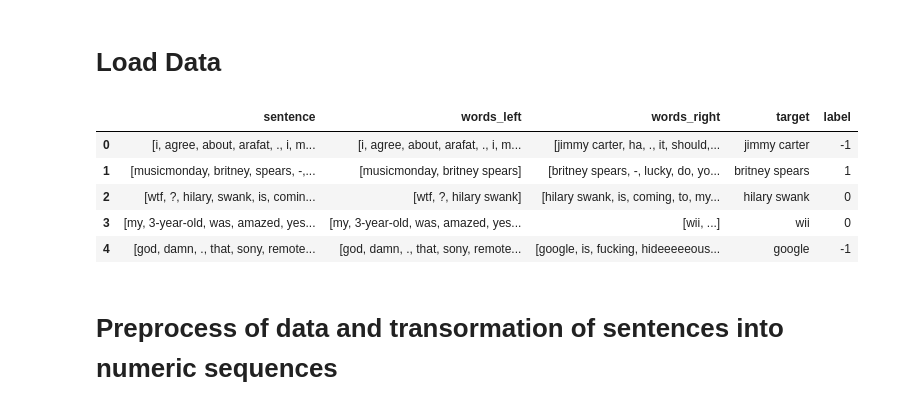
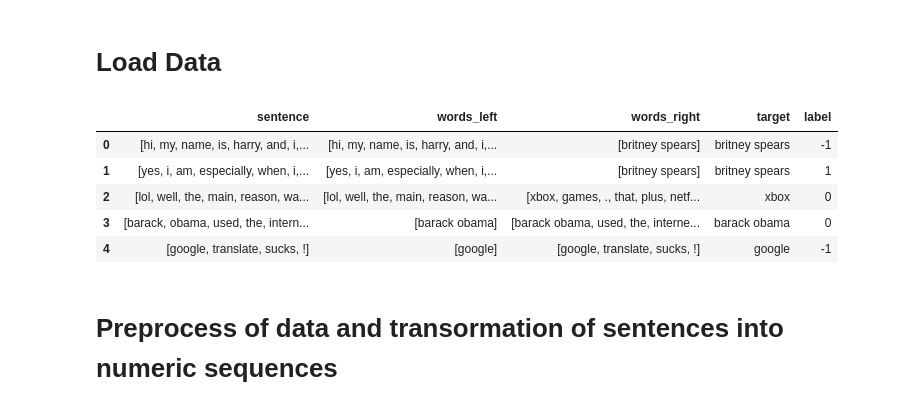
Before and after one commit to theodoriss/Effective-LSTM-for_target-dependent-sentiment-classification, a Jupyter notebook: TD_TC_LSTM.ipynb, the cells around one changed output. Saved outputs shown, nothing was run; the diff lists cells and outputs as text; code cells hidden in the pictures.

```diff
--- a/TD_TC_LSTM.ipynb
+++ b/TD_TC_LSTM.ipynb
@@ -115,16 +117,16 @@ def create_dataframe(file_path):
 
     return data
 # %%
-train_data=create_dataframe('train.raw')
+train_data=create_dataframe('train1.raw')
 test_data=create_dataframe('test.raw')
 train_data.head()
 # %% [output]
 |  | sentence | words_left | words_right | target | label |
-| 0 | [i, agree, about, arafat, ., i, m... | [i, agree, about, arafat, ., i, m... | [jimmy carter, ha, ., it, should,... | jimmy carter | -1 |
-| 1 | [musicmonday, britney, spears, -,... | [musicmonday, britney spears] | [britney spears, -, lucky, do, yo... | britney spears | 1 |
-| 2 | [wtf, ?, hilary, swank, is, comin... | [wtf, ?, hilary swank] | [hilary swank, is, coming, to, my... | hilary swank | 0 |
-| 3 | [my, 3-year-old, was, amazed, yes... | [my, 3-year-old, was, amazed, yes... | [wii, ...] | wii | 0 |
-| 4 | [god, damn, ., that, sony, remote... | [god, damn, ., that, sony, remote... | [google, is, fucking, hideeeeeous... | google | -1 |
+| 0 | [hi, my, name, is, harry, and, i,... | [hi, my, name, is, harry, and, i,... | [britney spears] | britney spears | -1 |
+| 1 | [yes, i, am, especially, when, i,... | [yes, i, am, especially, when, i,... | [britney spears] | britney spears | 1 |
+| 2 | [lol, well, the, main, reason, wa... | [lol, well, the, main, reason, wa... | [xbox, games, ., that, plus, netf... | xbox | 0 |
+| 3 | [barack, obama, used, the, intern... | [barack obama] | [barack obama, used, the, interne... | barack obama | 0 |
+| 4 | [google, translate, sucks, !] | [google] | [google, translate, sucks, !] | google | -1 |
 # %% [markdown]
 # Preprocess of data and transormation of sentences into numeric sequences
 # %%
```
Also changed, not shown: parts of 19 cells of this notebook.
